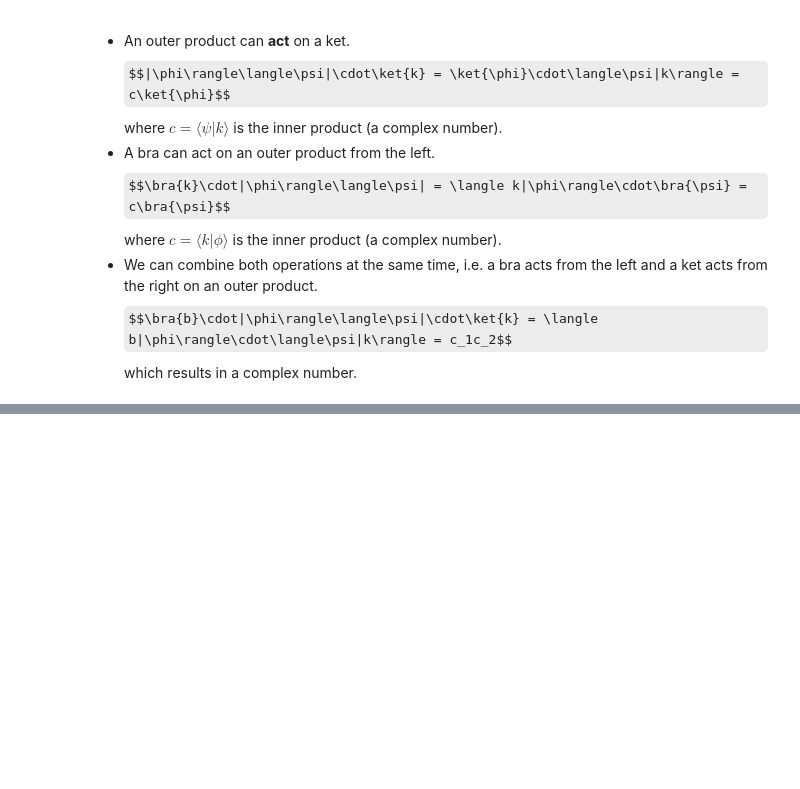
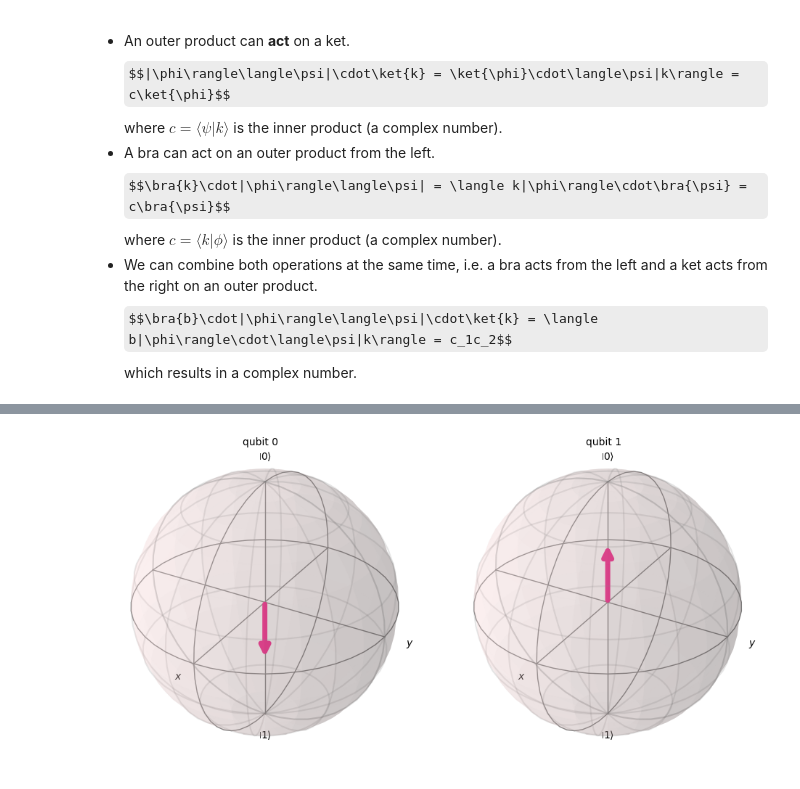
Before and after one commit to drmithileshkumar/qiskit, a Jupyter notebook: 2_Statevector.ipynb, the cells around one changed output, grey strips where cells are left out. Cells and saved outputs as stored; diff of their text form; code cells hidden in the pictures; some formulas as TeX source; blank space fills up the shorter version.

```diff
--- a/2_Statevector.ipynb
+++ b/2_Statevector.ipynb
@@ -474,0 +566,12 @@ $$\rho = a|0\rangle\langle 0|\otimes|0\rangle\langle 0| + \text{all combinations
+# %%
+from qiskit.quantum_info import Statevector, partial_trace
+
+# Example for Exercise 4
+psi = Statevector([0, np.sqrt(3)/2, 1/2, 0]) # Order |00>, |01>, |10>, |11>
+psi_L = r"$|\psi\rangle$"
+rho0 = partial_trace(psi, [1]) # Trace out qubit 1 (index 1)
+rho1 = partial_trace(psi, [0])
+showState(psi_L, psi)
+display(rho0.draw("latex"))
+display(rho1.draw("latex"))
+# print(rho0.data)
@@ -474,0 +597,5 @@ $$\rho = a|0\rangle\langle 0|\otimes|0\rangle\langle 0| + \text{all combinations
+# %%
+from qiskit.visualization import plot_bloch_multivector
+plot_bloch_multivector(psi)
+# %% [output]
+[figure, added]
```
Also changed, not shown: parts of 22 cells of this notebook.
